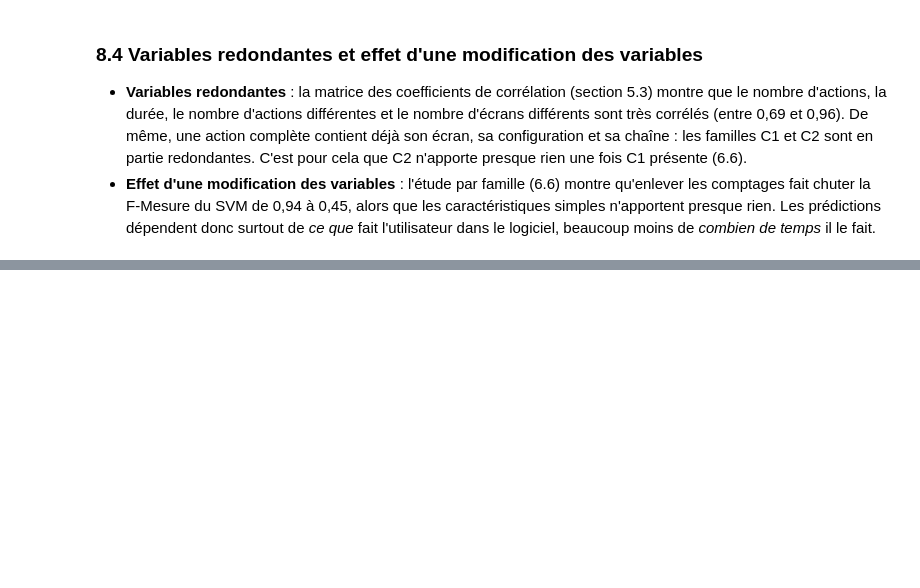
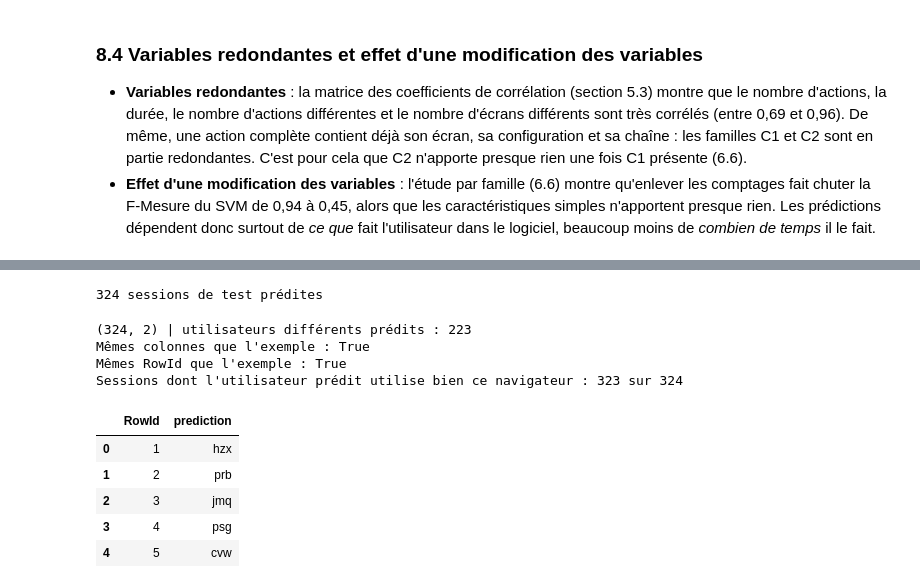
Before and after one commit to AchrafBitar/CopiloteBE, a Jupyter notebook: BE1_identification_utilisateurs.ipynb, the cells around one changed output, grey strips where cells are left out. Cells and saved outputs as stored; diff of their text form; code cells hidden in the pictures; blank space fills up the shorter version.

```diff
--- a/BE1_identification_utilisateurs.ipynb
+++ b/BE1_identification_utilisateurs.ipynb
@@ -1253,0 +1258,42 @@ dtype: float64
+# %%
+modele_complet = modele_final()
+modele_complet.fit(X_train, y)            # on ré-entraîne sur tout le train nettoyé (3 276 sessions)
+preds_test = modele_complet.predict(X_test)
+print(len(preds_test), "sessions de test prédites")
+# %% [output]
+324 sessions de test prédites
+# %%
+# les prédictions sont des codes (0, 1, 2...) : on revient aux noms des utilisateurs
+noms_predits = []
+for code in preds_test:
+    noms_predits.append(noms_utilisateurs[code])
+
+df_subm = pd.DataFrame()
+df_subm["RowId"] = range(1, len(noms_predits) + 1)   # les sessions de test sont numérotées à partir de 1
+df_subm["prediction"] = noms_predits
+df_subm.to_csv("submission.csv", index=False)
+print(df_subm.shape, "| utilisateurs différents prédits :", df_subm["prediction"].nunique())
+
+# Vérification 1 : même format que le fichier d'exemple fourni
+exemple = pd.read_csv("data/sample_submission.csv")
+print("Mêmes colonnes que l'exemple :", list(df_subm.columns) == list(exemple.columns))
+print("Mêmes RowId que l'exemple :", (df_subm["RowId"] == exemple["RowId"]).all())
+
+# Vérification 2 : l'utilisateur prédit utilise-t-il bien le navigateur de la session ?
+nb_coherents = 0
+for i in range(len(df_subm)):
+    if navigateur_util.loc[df_subm["prediction"][i]] == test["navigateur"][i]:
+        nb_coherents = nb_coherents + 1
+print("Sessions dont l'utilisateur prédit utilise bien ce navigateur :", nb_coherents, "sur", len(df_subm))
+df_subm.head()
+# %% [output]
+(324, 2) | utilisateurs différents prédits : 223
+Mêmes colonnes que l'exemple : True
+Mêmes RowId que l'exemple : True
+Sessions dont l'utilisateur prédit utilise bien ce navigateur : 323 sur 324
+|  | RowId | prediction |
+| 0 | 1 | hzx |
+| 1 | 2 | prb |
+| 2 | 3 | jmq |
+| 3 | 4 | psg |
+| 4 | 5 | cvw |
```
Also changed, not shown: parts of 3 cells of this notebook, 1 other file.
